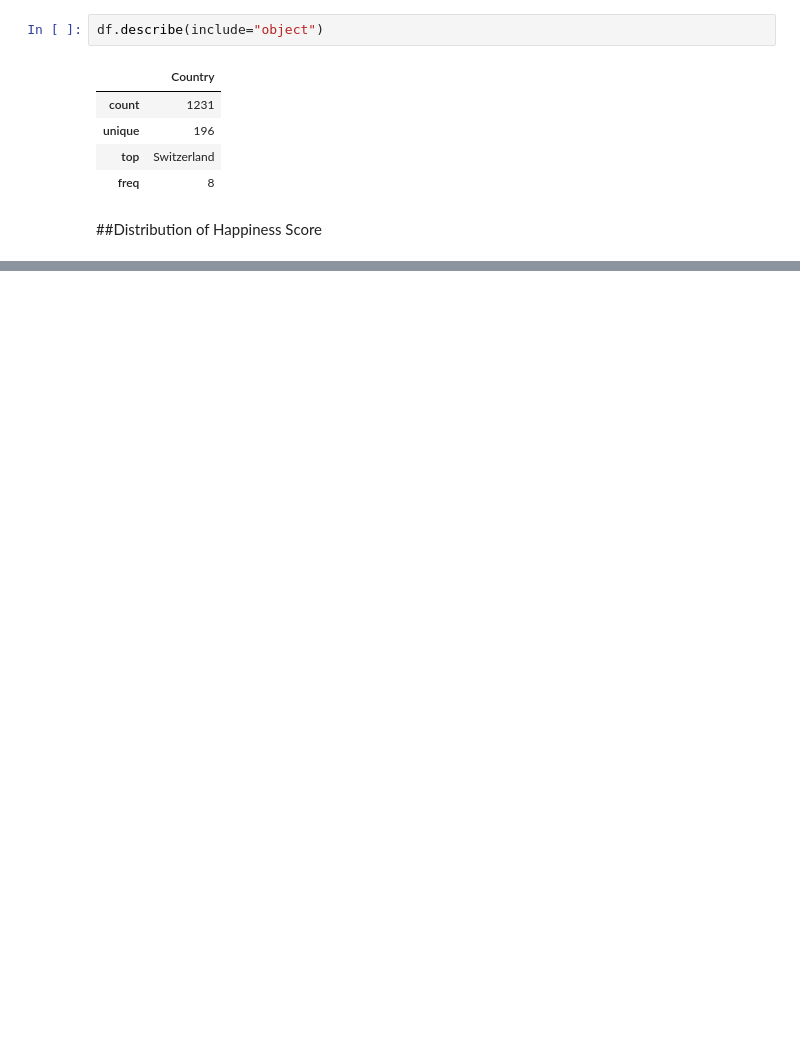
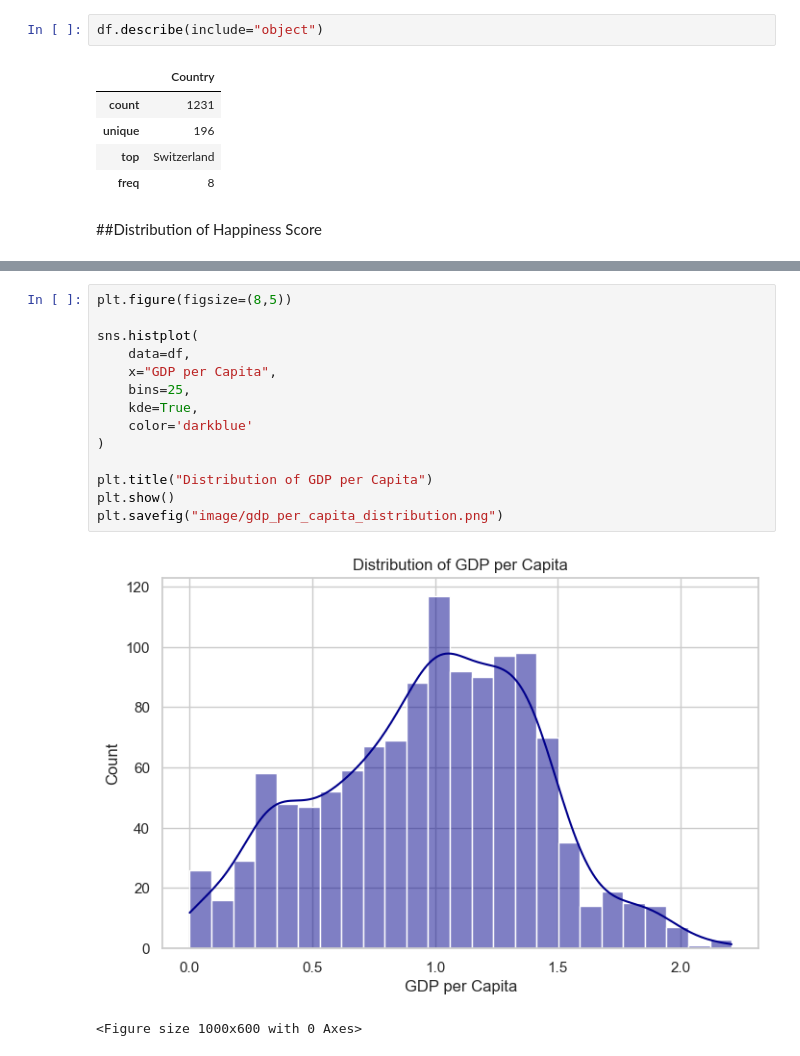
Before and after one commit to to-bits/Global-Happiness-Insights, a Jupyter notebook: analysis.ipynb, the cells around one changed output, grey strips where cells are left out. Cells and saved outputs as stored; diff of their text form; blank space fills up the shorter version.

```diff
--- a/analysis.ipynb
+++ b/analysis.ipynb
@@ -88,0 +91,17 @@ plt.show()
+# %%
+plt.figure(figsize=(8,5))
+
+sns.histplot(
+    data=df,
+    x="GDP per Capita",
+    bins=25,
+    kde=True,
+    color='darkblue'
+)
+
+plt.title("Distribution of GDP per Capita")
+plt.show()
+plt.savefig("image/gdp_per_capita_distribution.png")
+# %% [output]
+[figure, added]
+<Figure size 1000x600 with 0 Axes>
```
Also changed, not shown: parts of 11 cells of this notebook, 9 other files.
